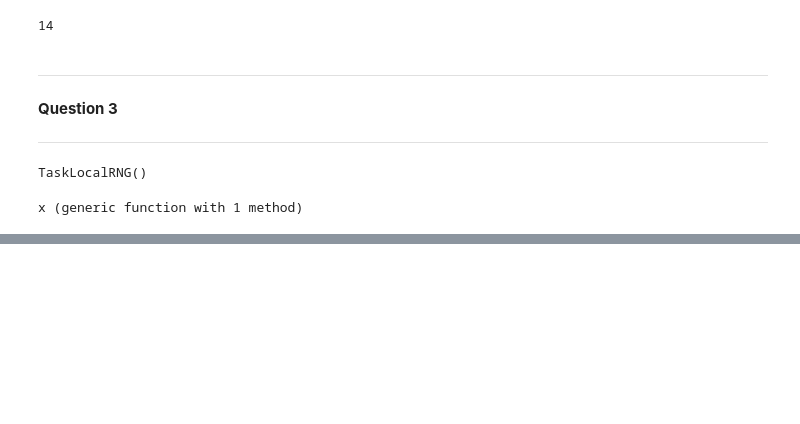
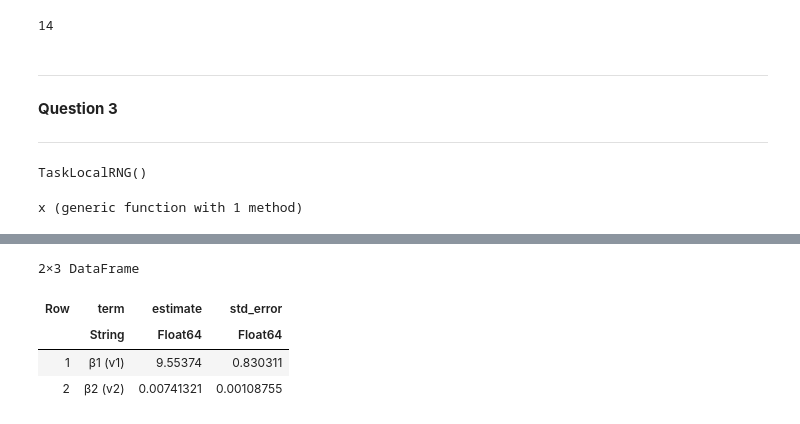
Before and after one commit to jorditorresvallverdu/TSE-2025-2026, a Jupyter notebook: IO/io_dynamic_ps1.ipynb, the cells around one changed output, grey strips where cells are left out. Cells and saved outputs as stored; diff of their text form; code cells hidden in the pictures; blank space fills up the shorter version.

```diff
--- a/IO/io_dynamic_ps1.ipynb
+++ b/IO/io_dynamic_ps1.ipynb
@@ -362,0 +398,20 @@ mean(df_q3.x2_i1), mean(df_q3.x2_i0)
+# %%
+#Now we construct a vector of differences
+
+
+df_q3.v1= df_q3.x1_i1 - df_q3.x1_i0
+df_q3.v2= df_q3.x2_i1 - df_q3.x2_i0
+df_q3.v3= df_q3.x3_i1 - df_q3.x3_i0
+
+
+q4_logit = glm(@formula(change ~ 0 + v1 + v2),
+               df_q3,
+               Binomial(),
+               LogitLink();
+               offset = df_q3.v3)
+
+ regtable(
+    q4_logit;
+    renderSettings = LatexTable(),
+    file = joinpath(export_dir, "ps2_q4_ccp.tex")
+)
@@ -362,0 +461,38 @@ mean(df_q3.x2_i1), mean(df_q3.x2_i0)
+# %%
+using Optim, ForwardDiff, LinearAlgebra, DataFrames
+
+function get_betas_se(varnames)
+
+#Estimate parameters
+theta_0 = [0.0, 0.0]
+res= optimize(theta->likelihood(theta),theta_0, BFGS())
+theta_hat = Optim.minimizer(res)
+
+
+#Estimate S.E
+f = theta->likelihood(theta)  # returns a scalar
+H = theta -> ForwardDiff.hessian(f, theta)
+H_hat= H(theta_hat)
+
+V= inv(H_hat)
+se= sqrt.(diag(V))
+
+#Return results in a dataframe
+results_df = DataFrame(
+        term = ["β$i ($name)" for (i, name) in enumerate(varnames)], ##quite nice tool to actually loop in a more efficient way over order of variables and variable names.
+        estimate = theta_hat,
+        std_error = se
+    )
+
+return(results_df)
+
+end
+
+varnames=["v1", "v2"] ##this I need to find a better way
+results= get_betas_se(varnames)
+# %% [output]
+2×3 DataFrame
+| Row | term | estimate | std_error |
+|  | String | Float64 | Float64 |
+| 1 | β1 (v1) | 9.55374 | 0.830311 |
+| 2 | β2 (v2) | 0.00741321 | 0.00108755 |
```
Also changed, not shown: parts of 5 cells of this notebook, 2 other files.
